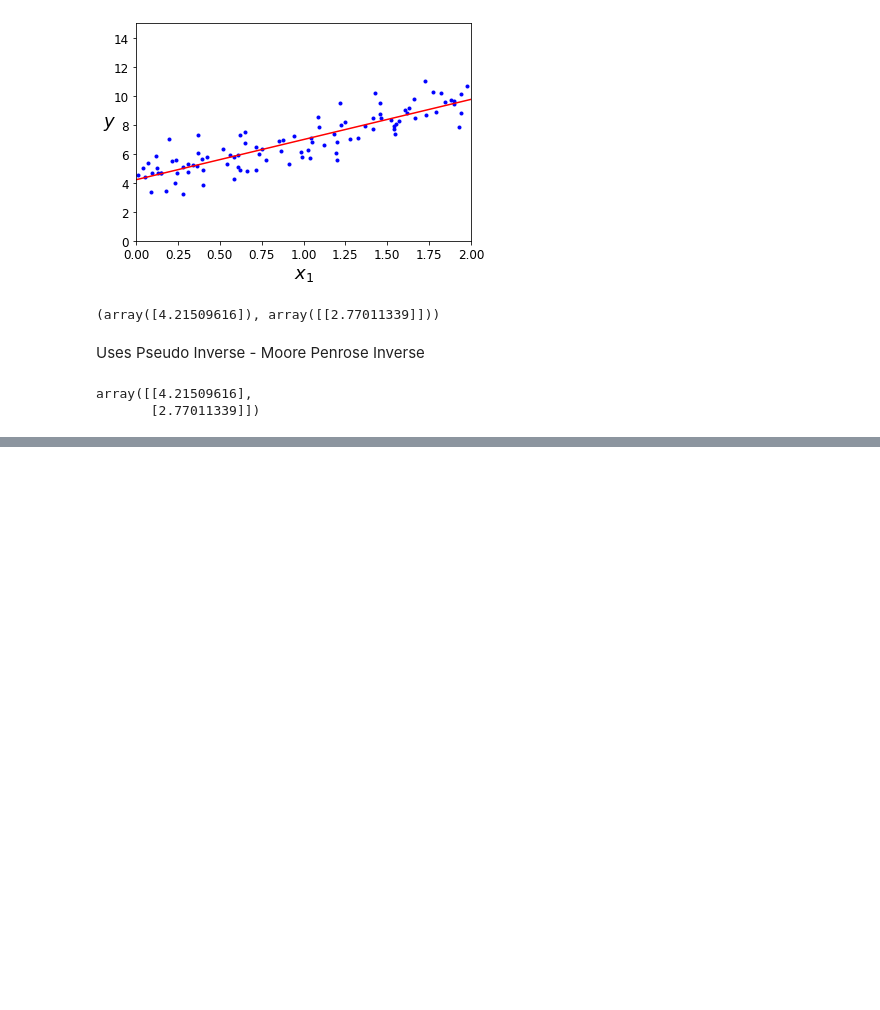
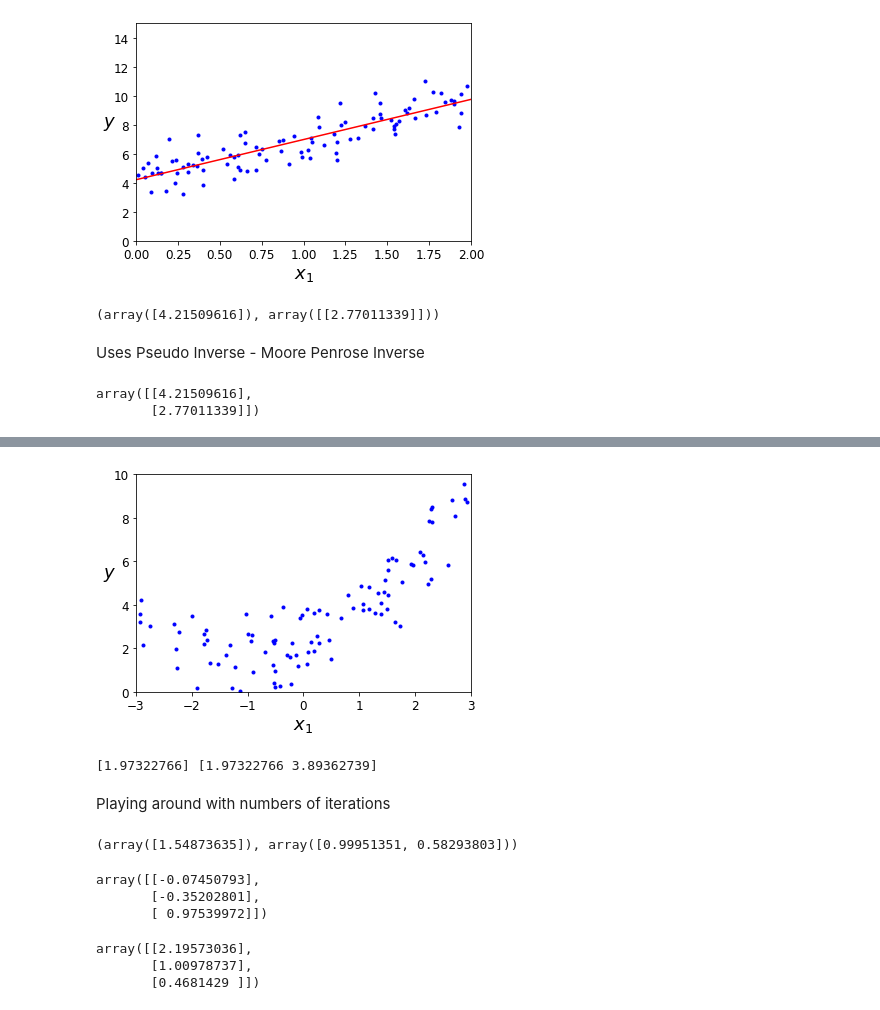
Before and after one commit to TheoHelfenberger/notes-handson-ml, a Jupyter notebook: Regression.ipynb, the cells around one changed output, grey strips where cells are left out. Cells and saved outputs as stored; diff of their text form; code cells hidden in the pictures; blank space fills up the shorter version.

```diff
--- a/Regression.ipynb
+++ b/Regression.ipynb
@@ -78,0 +155,58 @@ array([[4.21509616],
+# %%
+
+m = 100
+X = 6 * np.random.rand(m, 1) - 3
+y = 0.5 * X**2 + X + 2 + np.random.randn(m, 1)
+# %%
+plt.plot(X, y, "b.")
+plt.xlabel("$x_1$", fontsize=18)
+plt.ylabel("$y$", rotation=0, fontsize=18)
+plt.axis([-3, 3, 0, 10])
+plt.show()
+# %% [output]
+[figure, added]
+# %%
+from sklearn.preprocessing import PolynomialFeatures
+poly_features = PolynomialFeatures(degree=2, include_bias=False)
+X_poly = poly_features.fit_transform(X)
+print(X[0], X_poly[0])
+# %% [output]
+[1.97322766] [1.97322766 3.89362739]
+# %% [markdown]
+Playing around with numbers of iterations
+# %%
+#lin_reg = LinearRegression()
+lin_reg = SGDRegressor(max_iter=10, tol=1e-3, penalty=None, eta0=0.01)
+lin_reg.fit(X_poly, y.ravel())
+lin_reg.intercept_, lin_reg.coef_
+# %% [output]
+(array([1.54873635]), array([0.99951351, 0.58293803]))
+# %%
+# Original learning rate of 0.1 does not converge
+eta = 0.01
+n_iterations = 10
+m = len(X_poly)
+
+# random initialization
+theta = np.random.randn(3,1)
+
+X_poly_b =  np.c_[np.ones((len(X_poly), 1)), X_poly]  # add x0 = 1 to each instance
+#print(theta.shape, X_poly_b.shape)
+
+
+for it in range(n_iterations):
+  gradients = X_poly_b.T@(X_poly_b@theta -y)
+  theta = theta - eta * 2/m * gradients
+
+theta
+# %% [output]
+array([[-0.07450793],
+       [-0.35202801],
+       [ 0.97539972]])
+# %%
+thetaPseudoInverse = np.linalg.pinv(X_poly_b)@y
+thetaPseudoInverse
+# %% [output]
+array([[2.19573036],
+       [1.00978737],
+       [0.4681429 ]])
```
Also changed, not shown: parts of 11 cells of this notebook.
